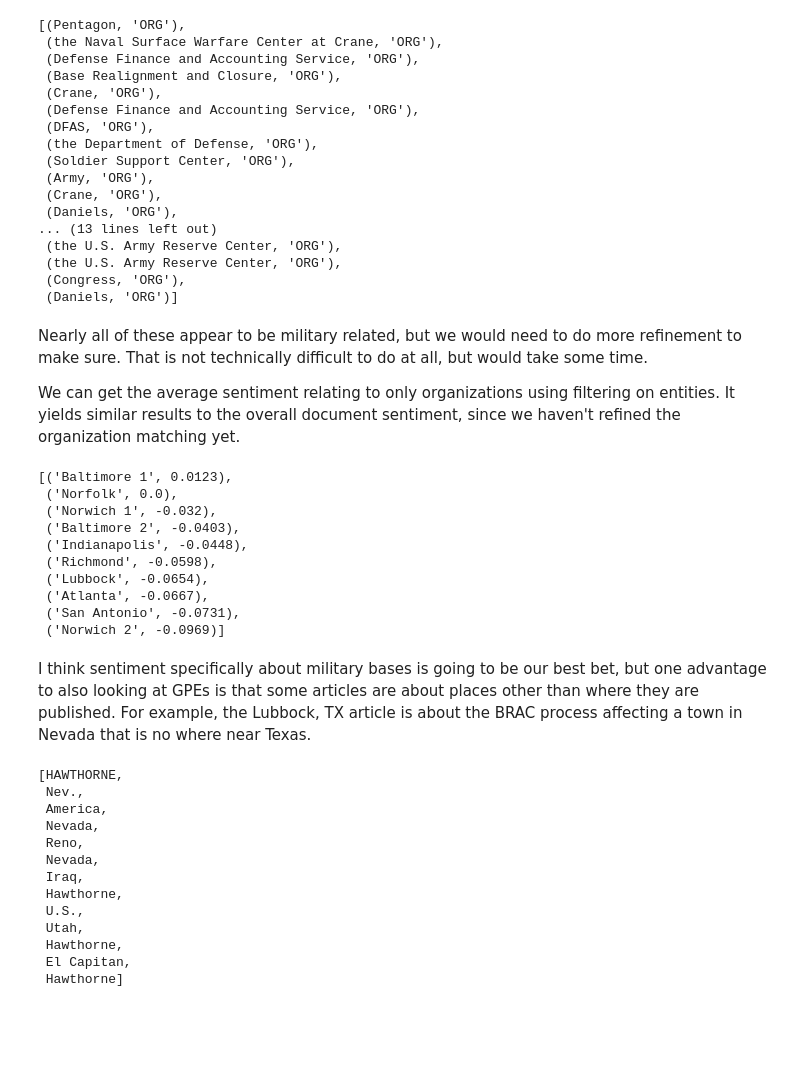
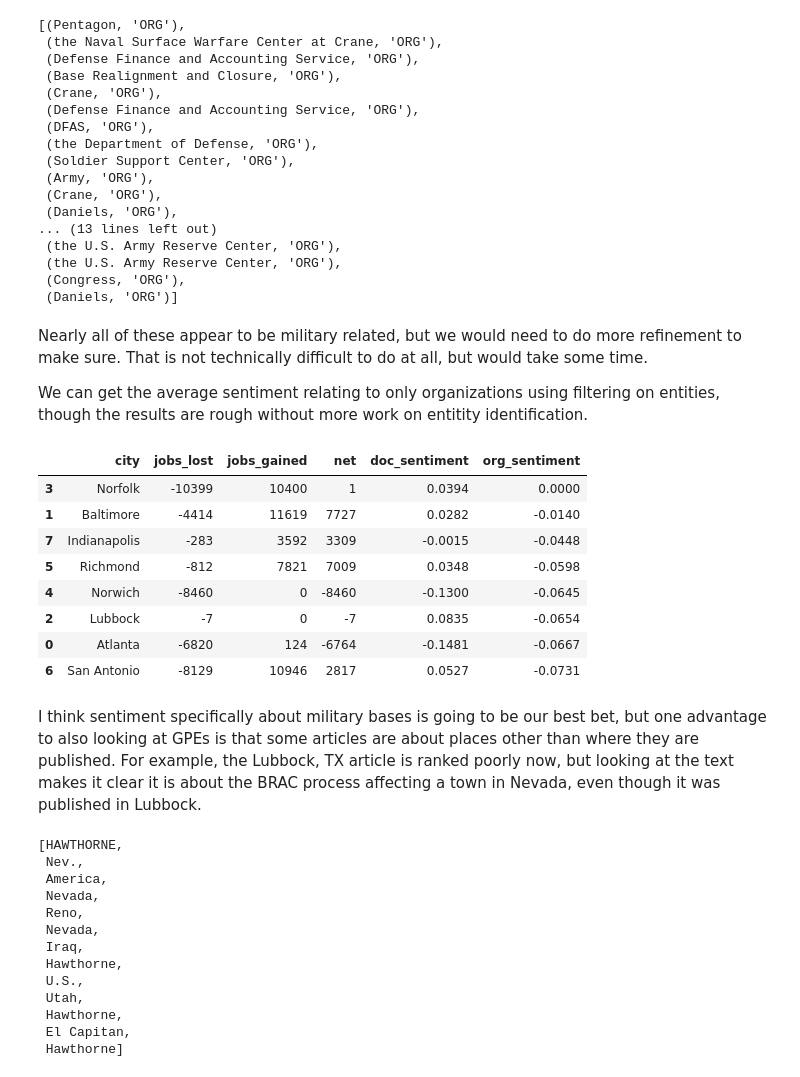
Before and after one commit to levyjeff/brac-sentiment, a Jupyter notebook: brac.ipynb, the cells around one changed output. Saved outputs shown, nothing was run; the diff lists cells and outputs as text; code cells hidden in the pictures; blank space fills up the shorter version.

```diff
--- a/brac.ipynb
+++ b/brac.ipynb
@@ -175,24 +184,35 @@ orgs
 # %% [markdown]
 Nearly all of these appear to be military related, but we would need to do more refinement to make sure. That is not technically difficult to do at all, but would take some time.
 
-We can get the average sentiment relating to only organizations using filtering on entities. It yields similar results to the overall document sentiment, since we haven't refined the organization matching yet.
+We can get the average sentiment relating to only organizations using filtering on entities, though the results are rough without more work on entitity identification.
 # %%
 #Sentiment around all organizations in the articles
-docs_org_sentiment = {city:float(round(np.mean([entity._.blob.polarity for entity in doc.ents if entity.label_ == 'ORG']), 4)) for city, doc in docs.items()}
-sorted(docs_org_sentiment.items(), key=lambda docs: docs[1], reverse=True)
+docs_org_sentiment = {city:float(round(np.mean([
+    entity._.blob.polarity for entity in doc.ents if entity.label_ == 'ORG']), 4))
+      for city, doc in docs.items()}
-# %% [output]
-[('Baltimore 1', 0.0123),
- ('Norfolk', 0.0),
- ('Norwich 1', -0.032),
- ('Baltimore 2', -0.0403),
- ('Indianapolis', -0.0448),
- ('Richmond', -0.0598),
- ('Lubbock', -0.0654),
- ('Atlanta', -0.0667),
- ('San Antonio', -0.0731),
- ('Norwich 2', -0.0969)]
+# %%
+#combine the two articles for Baltimore and Norwich into an average for each
+docs_org_sentiment['Baltimore'] = round(float(np.mean([docs_org_sentiment['Baltimore 1'], docs_org_sentiment['Baltimore 2']])), 4)
+docs_org_sentiment['Norwich'] = round(float(np.mean([docs_org_sentiment['Norwich 1'], docs_org_sentiment['Norwich 2']])), 4)
+del docs_org_sentiment['Baltimore 1'], docs_org_sentiment['Baltimore 2'], docs_org_sentiment['Norwich 1'], docs_org_sentiment['Norwich 2']
+
+#convert to a dataframe in order to merge and display neatly
+polarity = pd.DataFrame({'city':docs_org_sentiment.keys(), 'org_sentiment':docs_org_sentiment.values()})
+df_brac = df_brac.merge(polarity, on='city')
+# %%
+df_brac.sort_values('org_sentiment', ascending=False)
+# %% [output]
+|  | city | jobs_lost | jobs_gained | net | doc_sentiment | org_sentiment |
+| 3 | Norfolk | -10399 | 10400 | 1 | 0.0394 | 0.0000 |
+| 1 | Baltimore | -4414 | 11619 | 7727 | 0.0282 | -0.0140 |
+| 7 | Indianapolis | -283 | 3592 | 3309 | -0.0015 | -0.0448 |
+| 5 | Richmond | -812 | 7821 | 7009 | 0.0348 | -0.0598 |
+| 4 | Norwich | -8460 | 0 | -8460 | -0.1300 | -0.0645 |
+| 2 | Lubbock | -7 | 0 | -7 | 0.0835 | -0.0654 |
+| 0 | Atlanta | -6820 | 124 | -6764 | -0.1481 | -0.0667 |
+| 6 | San Antonio | -8129 | 10946 | 2817 | 0.0527 | -0.0731 |
 # %% [markdown]
-I think sentiment specifically about military bases is going to be our best bet, but one advantage to also looking at GPEs is that some articles are about places other than where they are published. For example, the Lubbock, TX article is about the BRAC process affecting a town in Nevada that is no where near Texas.
+I think sentiment specifically about military bases is going to be our best bet, but one advantage to also looking at GPEs is that some articles are about places other than where they are published. For example, the Lubbock, TX article is ranked poorly now, but looking at the text makes it clear it is about the BRAC process affecting a town in Nevada, even though it was published in Lubbock.
 # %%
 docs_gpes = {city:[entity for entity in doc.ents if entity.label_ == 'GPE'] for city, doc in docs.items()}
 docs_gpes['Lubbock']
```
Also changed, not shown: parts of 10 cells of this notebook, 1 other file.
